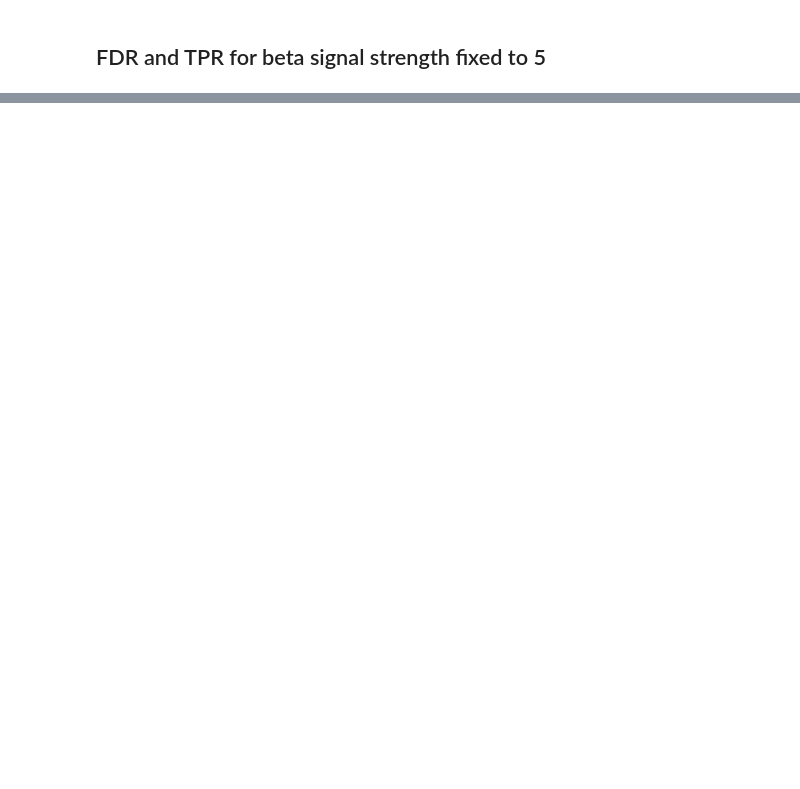
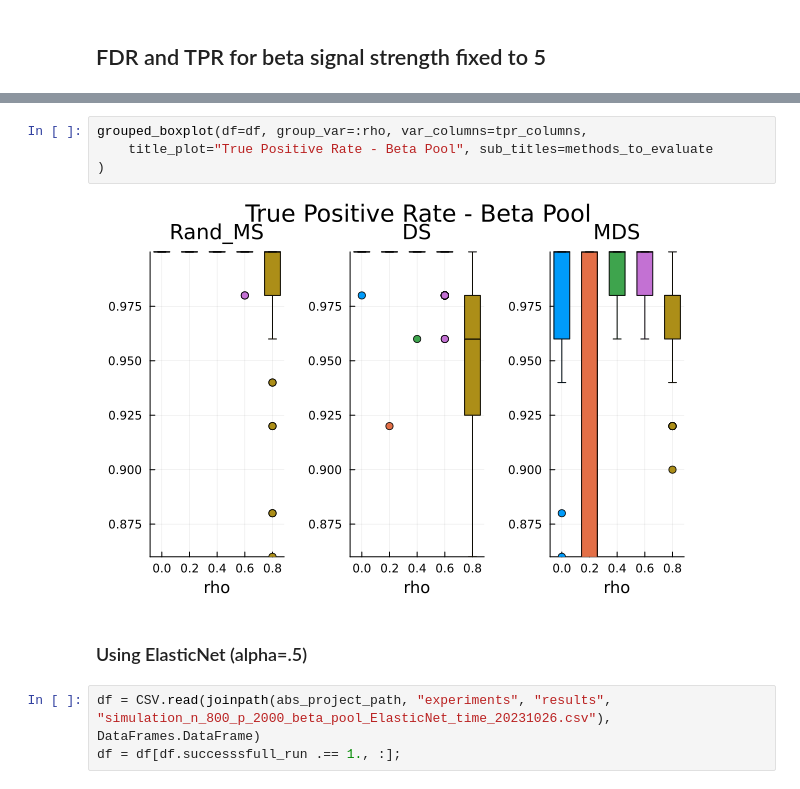
Before and after one commit to marcoelba/SelectiveInference, a Jupyter notebook: src/experiments/notebooks_new/paper_analysis_replication.ipynb, the cells around one changed output, grey strips where cells are left out. Cells and saved outputs as stored; diff of their text form; blank space fills up the shorter version.

```diff
--- a/src/experiments/notebooks_new/paper_analysis_replication.ipynb
+++ b/src/experiments/notebooks_new/paper_analysis_replication.ipynb
@@ -51,0 +61,11 @@ grouped_boxplot(df=df, group_var=:rho, var_columns=tpr_columns,
+# %%
+grouped_boxplot(df=df, group_var=:rho, var_columns=tpr_columns,
+    title_plot="True Positive Rate - Beta Pool", sub_titles=methods_to_evaluate
+)
+# %% [output]
+[figure, added]
+# %% [markdown]
+### Using ElasticNet (alpha=.5)
+# %%
+df = CSV.read(joinpath(abs_project_path, "experiments", "results", "simulation_n_800_p_2000_beta_pool_ElasticNet_time_20231026.csv"), DataFrames.DataFrame)
+df = df[df.successsfull_run .== 1., :];
```
Also changed, not shown: parts of 14 cells of this notebook, 2 other files.
